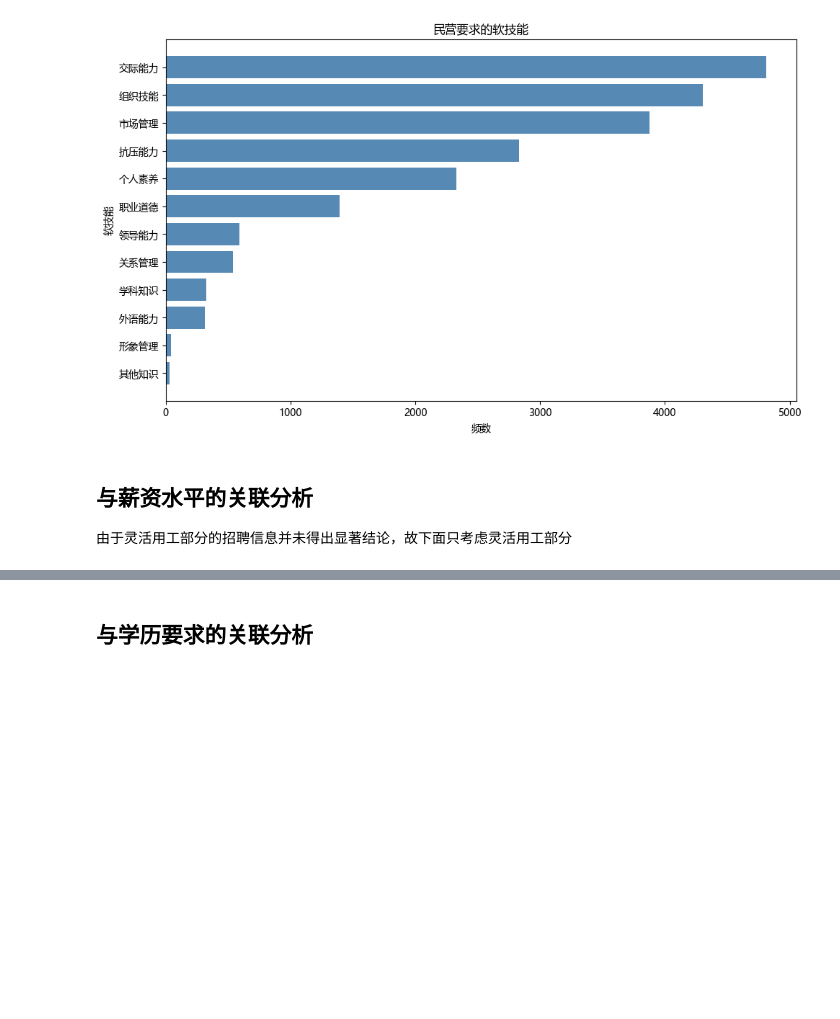
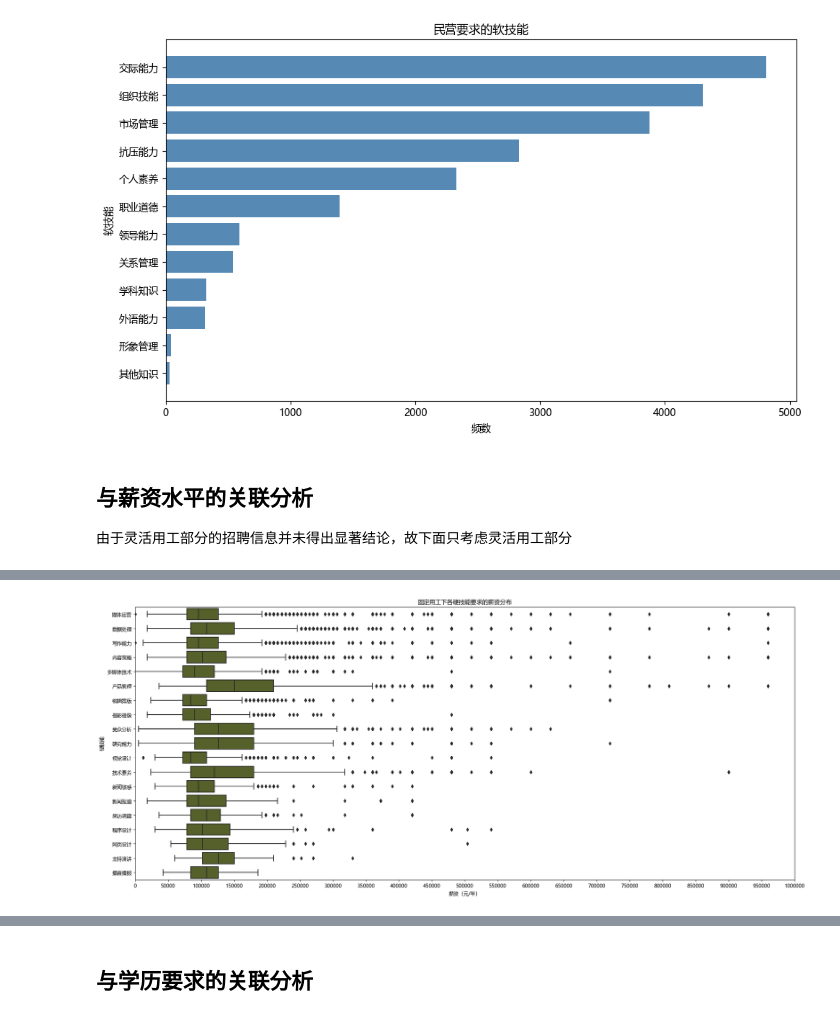
Before and after one commit to sakaaanaYu/JobDataMining, a Jupyter notebook: code/skill_analysis.ipynb, the cells around one changed output, grey strips where cells are left out. Cells and saved outputs as stored; diff of their text form; code cells hidden in the pictures; blank space fills up the shorter version.

Commit message:
Complete assiciation rules learning of job skills.

```diff
--- a/code/skill_analysis.ipynb
+++ b/code/skill_analysis.ipynb
@@ -24,7 +27,7 @@ def parse_skills(skills_str):
         return []
     else:
         # print(skills_str, type(skills_str))
-        return skills_str
+        return eval(skills_str)
 
 df['hard_skills'] = df['hard_skills'].apply(lambda x: x if isinstance(x, list) else parse_skills(x))
 df['soft_skills'] = df['soft_skills'].apply(lambda x: x if isinstance(x, list) else parse_skills(x))
@@ -399,3 +402,17 @@ plt.savefig(output_path, dpi = 300, bbox_inches='tight')
 # %% [markdown]
 ## 与薪资水平的关联分析
 由于灵活用工部分的招聘信息并未得出显著结论，故下面只考虑灵活用工部分
+# %%
+df_fixed = df[df['salary_type'] == 'M']
+
+hard_skills_data = []
+soft_skills_data = []
+
+for _, row in df_fixed.iterrows():
+    for skill in row['hard_skills']:
+        hard_skills_data.append({'id': row['custom_id'], 'hard_skill': skill, 'salary_min': row['salary_min'], 'salary_max': row['salary_max']})
+    for skill in row['soft_skills']:
+        soft_skills_data.append({'id': row['custom_id'], 'soft_skill': skill, 'salary_min': row['salary_min'], 'salary_max': row['salary_max']})
+
+hard_skills_df = pd.DataFrame(hard_skills_data)
+soft_skills_df = pd.DataFrame(soft_skills_data)
@@ -401,0 +429,11 @@ plt.savefig(output_path, dpi = 300, bbox_inches='tight')
+# %%
+hard_order = hard_skills_df['hard_skill'].value_counts().index # 按照数量从多到少排序
+soft_order = soft_skills_df['soft_skill'].value_counts().index
+
+hard_skills_df['hard_skill'] = pd.Categorical(hard_skills_df['hard_skill'], categories = hard_order, ordered = True)
+hard_skills_df['salary_avr'] = (hard_skills_df['salary_min'] + hard_skills_df['salary_max']) / 2
+hard_mean_salaries = hard_skills_df.groupby('hard_skill')['salary_avr'].mean().reindex(hard_skills_df)
+
+soft_skills_df['soft_skill'] = pd.Categorical(soft_skills_df['soft_skill'], categories = soft_order, ordered = True)
+soft_skills_df['salary_avr'] = (soft_skills_df['salary_min'] + soft_skills_df['salary_max']) / 2
+soft_mean_salaries = soft_skills_df.groupby('soft_skill')['salary_avr'].mean().reindex(soft_skills_df)
@@ -401,0 +451,17 @@ plt.savefig(output_path, dpi = 300, bbox_inches='tight')
+# %%
+plt.figure(figsize=(24, 10))
+sns.boxplot(y='hard_skill', x='salary_avr', data = hard_skills_df, order = hard_order, color = "#5A6921")
+plt.ylabel("硬技能")
+plt.xlabel("薪资（元/年）")
+plt.title("固定用工下各硬技能要求的薪资分布")
+
+plt.gca().xaxis.set_major_formatter(ScalarFormatter())
+plt.gca().xaxis.get_major_formatter().set_scientific(False)
+plt.gca().xaxis.get_major_formatter().set_useOffset(False)
+plt.xlim(0, 1000000)
+plt.gca().xaxis.set_major_locator(MultipleLocator(50000))
+
+output_path_hard = os.path.join("C:\\Users\\LENOVO\\WPSDrive\\569704374\\WPS云盘\\数据挖掘\\JobDataMining\\img\\task3", "固定用工下各硬技能要求的薪资分布.png")
+plt.savefig(output_path_hard, dpi=300, bbox_inches='tight')
+# %% [output]
+[figure, added]
```
Also changed, not shown: parts of 11 cells of this notebook.
